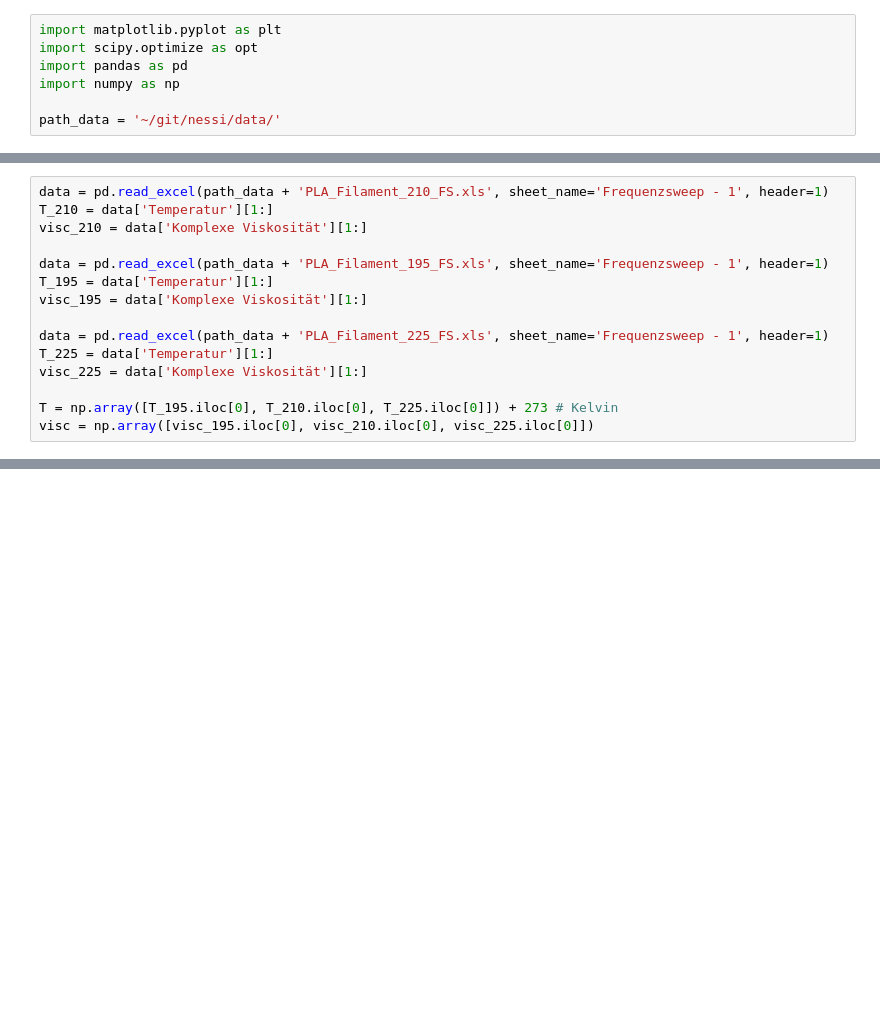
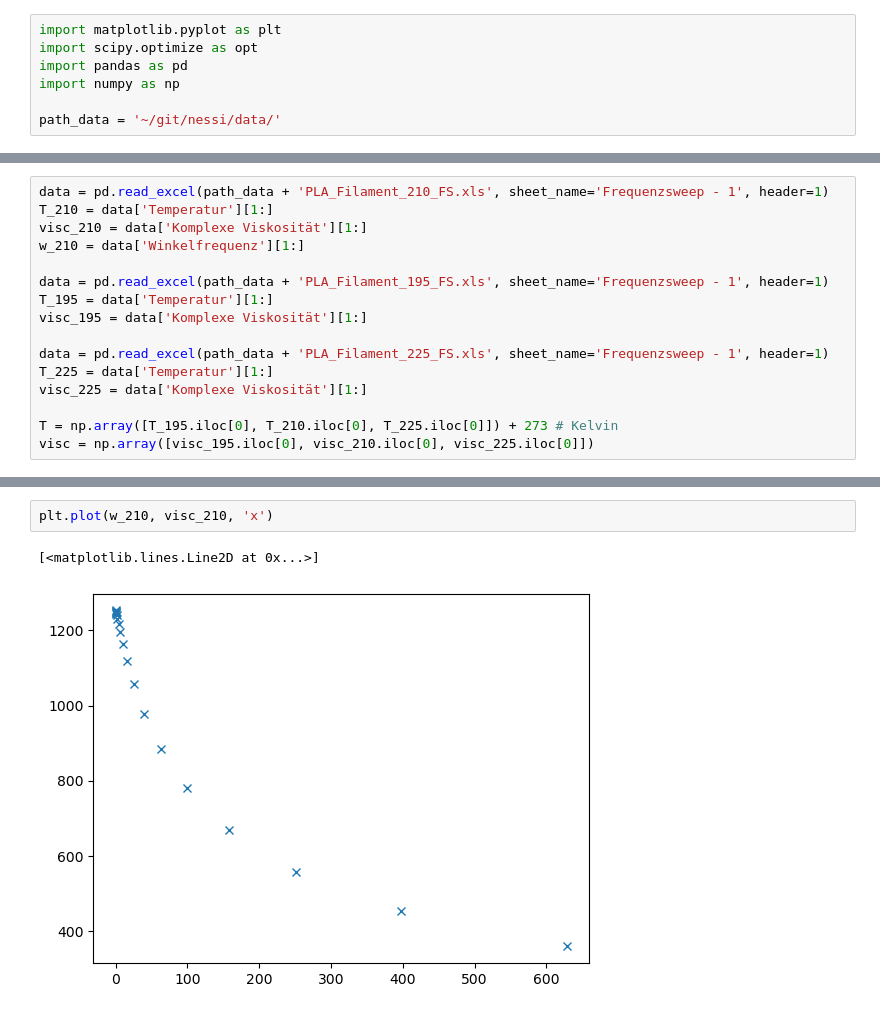
Before and after one commit to oschlemper/nessi, a Jupyter notebook: arrhenius.ipynb, the cells around one changed output, grey strips where cells are left out. Saved outputs shown, nothing was run; the diff lists cells and outputs as text; blank space fills up the shorter version.

```diff
--- a/arrhenius.ipynb
+++ b/arrhenius.ipynb
@@ -16,6 +25,7 @@ def Visc(T, EA, Visc0):
 data = pd.read_excel(path_data + 'PLA_Filament_210_FS.xls', sheet_name='Frequenzsweep - 1', header=1)
 T_210 = data['Temperatur'][1:]
 visc_210 = data['Komplexe Viskosität'][1:]
+w_210 = data['Winkelfrequenz'][1:]
 
 data = pd.read_excel(path_data + 'PLA_Filament_195_FS.xls', sheet_name='Frequenzsweep - 1', header=1)
 T_195 = data['Temperatur'][1:]
@@ -54,4 +63,9 @@ Visc0:  0.00033870658380606814 kJ/mol
 [figure]
+# %%
+plt.plot(w_210, visc_210, 'x')
+# %% [output]
+[<matplotlib.lines.Line2D at 0x...>]
+[figure, added]
 # %%
 fig, ax = plt.subplots()
 
```
Also changed, not shown: parts of 4 cells of this notebook.
